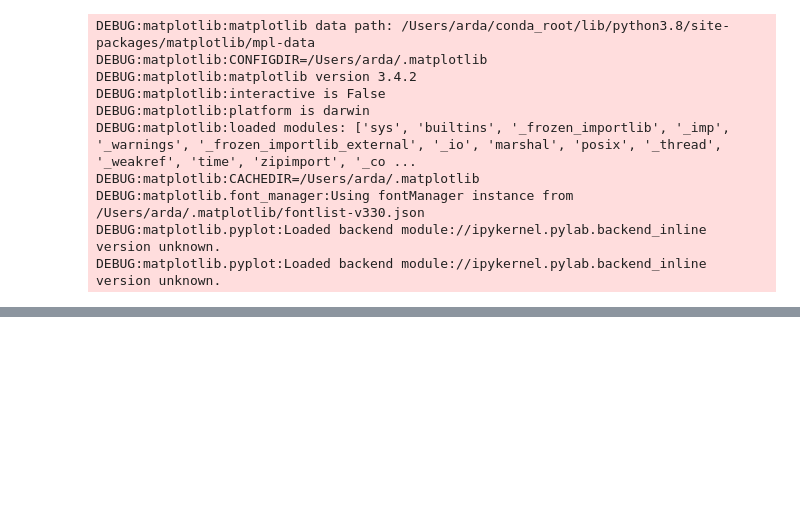
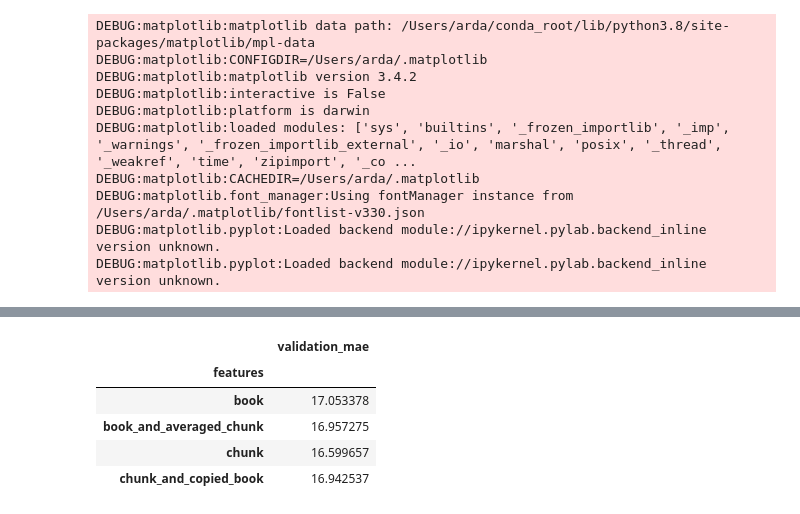
Before and after one commit to sta-a/great-unread, a Jupyter notebook: nbs/handcrafted_features_ger.ipynb, the cells around one changed output, grey strips where cells are left out. Cells and saved outputs as stored; diff of their text form; code cells hidden in the pictures; blank space fills up the shorter version.

```diff
--- a/nbs/handcrafted_features_ger.ipynb
+++ b/nbs/handcrafted_features_ger.ipynb
@@ -307,0 +337,9 @@ xgboost chunk [] ss_pca_0_95 6.399470144230022 1.8435539666924317 409.7942088058
+# %%
+results_df.groupby("features").agg({"validation_mae": "median"})
+# %% [output]
+|  | validation_mae |
+| features |  |
+| book | 17.053378 |
+| book_and_averaged_chunk | 16.957275 |
+| chunk | 16.599657 |
+| chunk_and_copied_book | 16.942537 |
```
Also changed, not shown: parts of 9 cells of this notebook, 1 other file.
